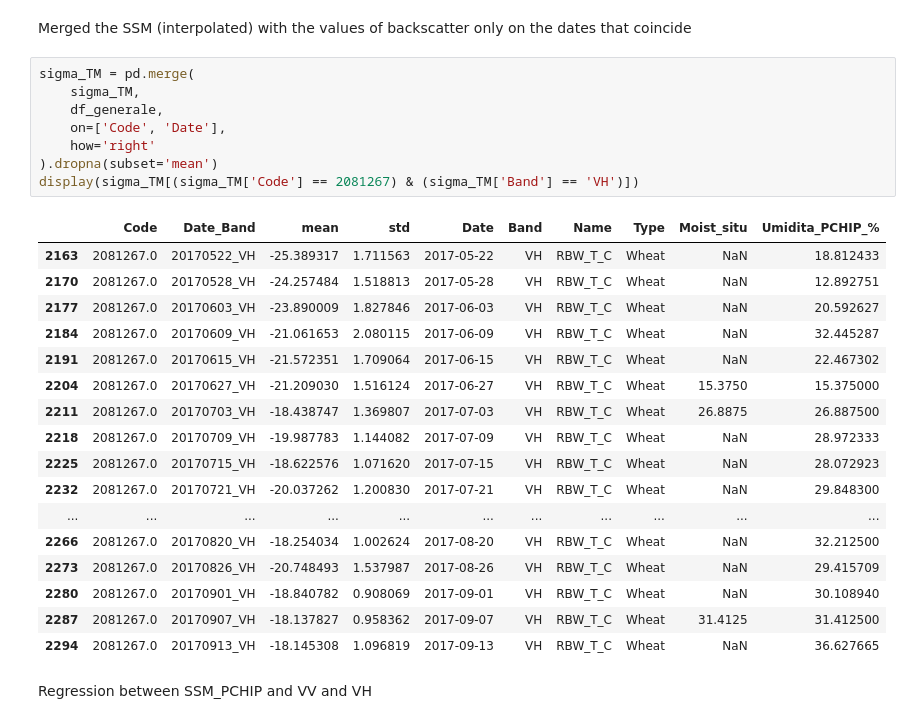
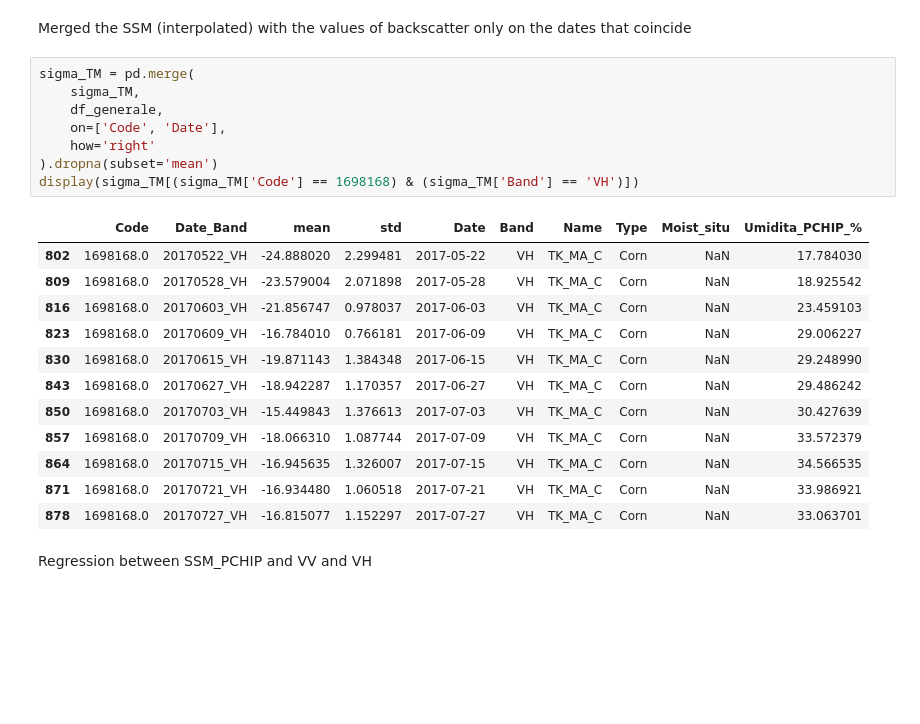
Before and after one commit to cFr4nk/Tesi_SAR_Analysis, a Jupyter notebook: moist_interpol.ipynb, the cells around one changed output. Cells and saved outputs as stored; diff of their text form; blank space fills up the shorter version.

```diff
--- a/moist_interpol.ipynb
+++ b/moist_interpol.ipynb
@@ -114,29 +137,24 @@ Merged the SSM (interpolated) with the values of backscatter only on the dates t
 # %%
 sigma_TM = pd.merge(
     sigma_TM,
     df_generale,
     on=['Code', 'Date'],
     how='right'
 ).dropna(subset='mean')
-display(sigma_TM[(sigma_TM['Code'] == 2081267) & (sigma_TM['Band'] == 'VH')])
+display(sigma_TM[(sigma_TM['Code'] == 1698168) & (sigma_TM['Band'] == 'VH')])
 # %% [output]
 |  | Code | Date_Band | mean | std | Date | Band | Name | Type | Moist_situ | Umidita_PCHIP_% |
-| 2163 | 2081267.0 | 20170522_VH | -25.389317 | 1.711563 | 2017-05-22 | VH | RBW_T_C | Wheat | NaN | 18.812433 |
-| 2170 | 2081267.0 | 20170528_VH | -24.257484 | 1.518813 | 2017-05-28 | VH | RBW_T_C | Wheat | NaN | 12.892751 |
-| 2177 | 2081267.0 | 20170603_VH | -23.890009 | 1.827846 | 2017-06-03 | VH | RBW_T_C | Wheat | NaN | 20.592627 |
-| 2184 | 2081267.0 | 20170609_VH | -21.061653 | 2.080115 | 2017-06-09 | VH | RBW_T_C | Wheat | NaN | 32.445287 |
-| 2191 | 2081267.0 | 20170615_VH | -21.572351 | 1.709064 | 2017-06-15 | VH | RBW_T_C | Wheat | NaN | 22.467302 |
-| 2204 | 2081267.0 | 20170627_VH | -21.209030 | 1.516124 | 2017-06-27 | VH | RBW_T_C | Wheat | 15.3750 | 15.375000 |
-| 2211 | 2081267.0 | 20170703_VH | -18.438747 | 1.369807 | 2017-07-03 | VH | RBW_T_C | Wheat | 26.8875 | 26.887500 |
-| 2218 | 2081267.0 | 20170709_VH | -19.987783 | 1.144082 | 2017-07-09 | VH | RBW_T_C | Wheat | NaN | 28.972333 |
-| 2225 | 2081267.0 | 20170715_VH | -18.622576 | 1.071620 | 2017-07-15 | VH | RBW_T_C | Wheat | NaN | 28.072923 |
-| 2232 | 2081267.0 | 20170721_VH | -20.037262 | 1.200830 | 2017-07-21 | VH | RBW_T_C | Wheat | NaN | 29.848300 |
-| ... | ... | ... | ... | ... | ... | ... | ... | ... | ... | ... |
-| 2266 | 2081267.0 | 20170820_VH | -18.254034 | 1.002624 | 2017-08-20 | VH | RBW_T_C | Wheat | NaN | 32.212500 |
-| 2273 | 2081267.0 | 20170826_VH | -20.748493 | 1.537987 | 2017-08-26 | VH | RBW_T_C | Wheat | NaN | 29.415709 |
-| 2280 | 2081267.0 | 20170901_VH | -18.840782 | 0.908069 | 2017-09-01 | VH | RBW_T_C | Wheat | NaN | 30.108940 |
-| 2287 | 2081267.0 | 20170907_VH | -18.137827 | 0.958362 | 2017-09-07 | VH | RBW_T_C | Wheat | 31.4125 | 31.412500 |
-| 2294 | 2081267.0 | 20170913_VH | -18.145308 | 1.096819 | 2017-09-13 | VH | RBW_T_C | Wheat | NaN | 36.627665 |
+| 802 | 1698168.0 | 20170522_VH | -24.888020 | 2.299481 | 2017-05-22 | VH | TK_MA_C | Corn | NaN | 17.784030 |
+| 809 | 1698168.0 | 20170528_VH | -23.579004 | 2.071898 | 2017-05-28 | VH | TK_MA_C | Corn | NaN | 18.925542 |
+| 816 | 1698168.0 | 20170603_VH | -21.856747 | 0.978037 | 2017-06-03 | VH | TK_MA_C | Corn | NaN | 23.459103 |
+| 823 | 1698168.0 | 20170609_VH | -16.784010 | 0.766181 | 2017-06-09 | VH | TK_MA_C | Corn | NaN | 29.006227 |
+| 830 | 1698168.0 | 20170615_VH | -19.871143 | 1.384348 | 2017-06-15 | VH | TK_MA_C | Corn | NaN | 29.248990 |
+| 843 | 1698168.0 | 20170627_VH | -18.942287 | 1.170357 | 2017-06-27 | VH | TK_MA_C | Corn | NaN | 29.486242 |
+| 850 | 1698168.0 | 20170703_VH | -15.449843 | 1.376613 | 2017-07-03 | VH | TK_MA_C | Corn | NaN | 30.427639 |
+| 857 | 1698168.0 | 20170709_VH | -18.066310 | 1.087744 | 2017-07-09 | VH | TK_MA_C | Corn | NaN | 33.572379 |
+| 864 | 1698168.0 | 20170715_VH | -16.945635 | 1.326007 | 2017-07-15 | VH | TK_MA_C | Corn | NaN | 34.566535 |
+| 871 | 1698168.0 | 20170721_VH | -16.934480 | 1.060518 | 2017-07-21 | VH | TK_MA_C | Corn | NaN | 33.986921 |
+| 878 | 1698168.0 | 20170727_VH | -16.815077 | 1.152297 | 2017-07-27 | VH | TK_MA_C | Corn | NaN | 33.063701 |
 # %% [markdown]
 Regression between SSM_PCHIP and VV and VH
 # %%
```
Also changed, not shown: parts of 20 cells of this notebook, 8 other files.
